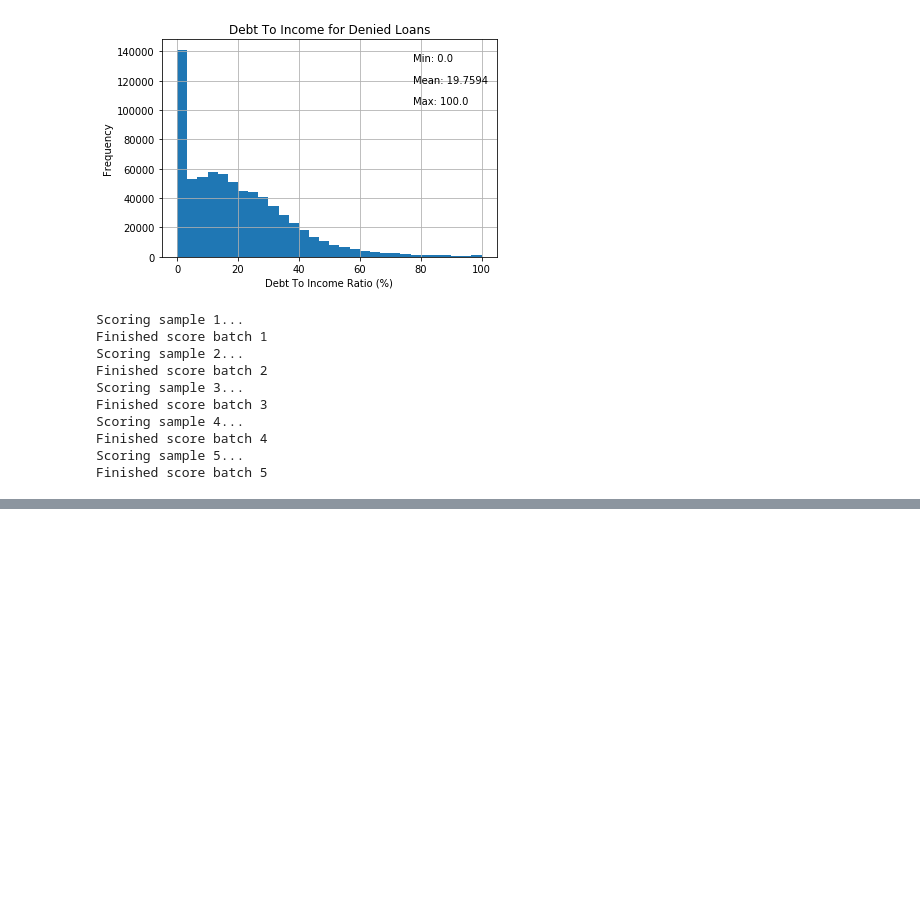
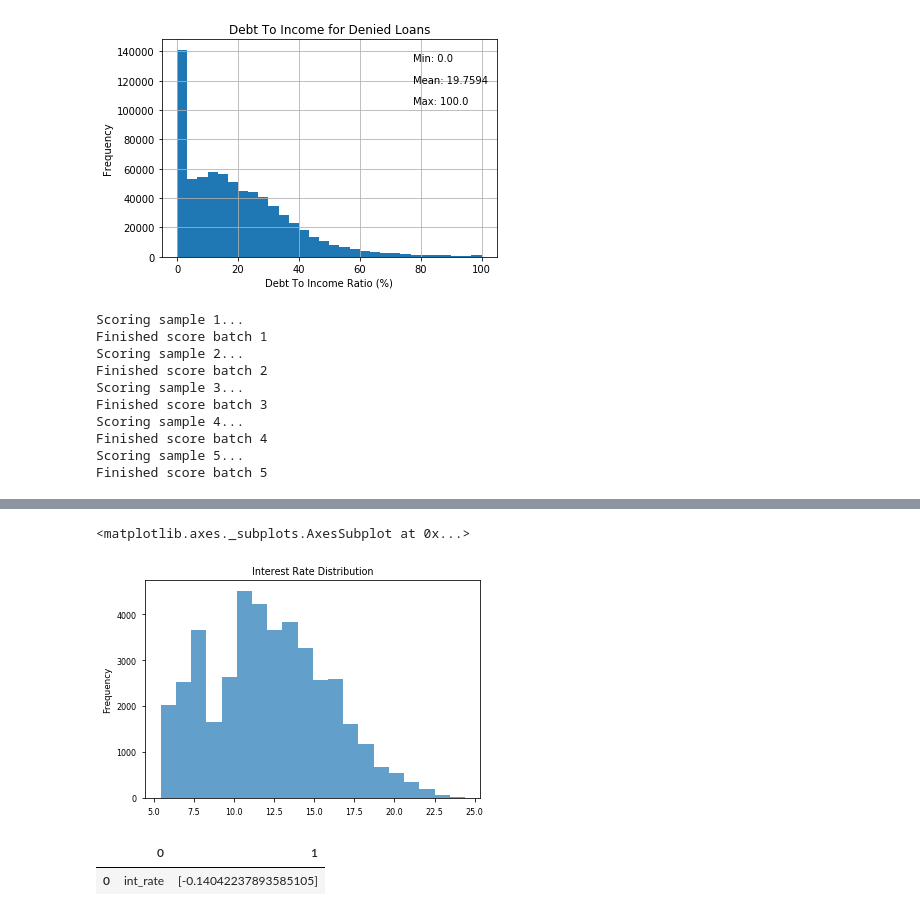
Before and after one commit to kevineato/loan_data_project, a Jupyter notebook: loan_data_project.ipynb, the cells around one changed output, grey strips where cells are left out. Saved outputs shown, nothing was run; the diff lists cells and outputs as text; code cells hidden in the pictures; blank space fills up the shorter version.

```diff
--- a/loan_data_project.ipynb
+++ b/loan_data_project.ipynb
@@ -172,0 +221,19 @@ Mean Accuracy: 0.8351 (+/- 0.0341)
+# %%
+#Interest Rate Distribution
+loan['int_rate'].plot(kind='hist',alpha=.7, bins=20, title='Interest Rate Distribution')
+# %% [output]
+<matplotlib.axes._subplots.AxesSubplot at 0x...>
+[figure, added]
+# %%
+clf = linear_model.LogisticRegression()
+
+myVars0 = ['int_rate']
+x0 = loan[myVars0]
+x0 = x0.values
+y0 = loan['loan_status_clean'].values
+model0 = clf.fit(x0,y0)
+model0.score(x0, y0)
+pd.DataFrame(list(zip(myVars0,model0.coef_.T)))
+# %% [output]
+|  | 0 | 1 |
+| 0 | int_rate | [-0.14042237893585105] |
```
Also changed, not shown: parts of 21 cells of this notebook.
